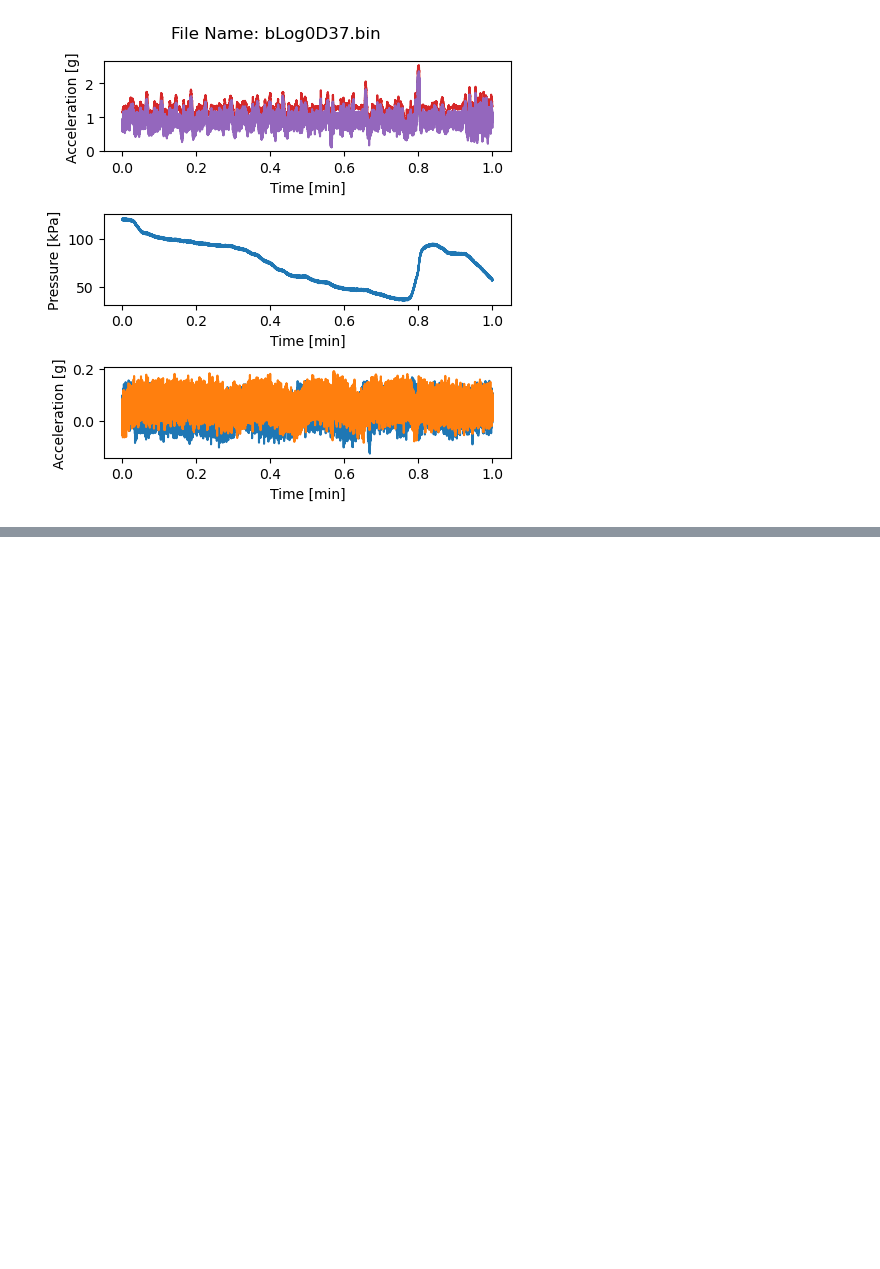
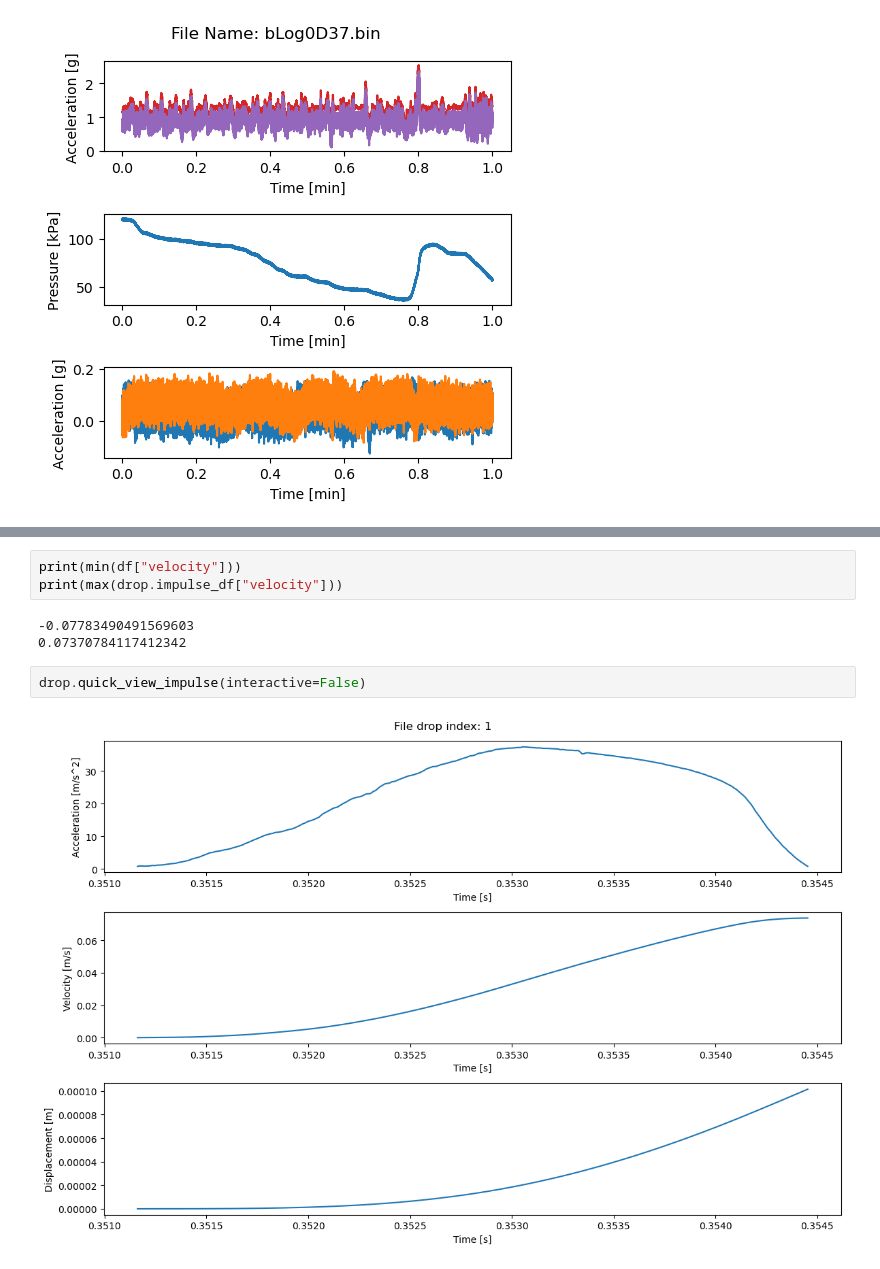
Before and after one commit to stevADUS/BlueDrop_Analysis_Lib, a Jupyter notebook: BlueDrop_Analysis_example copy 2.ipynb, the cells around one changed output, grey strips where cells are left out. Cells and saved outputs as stored; diff of their text form; blank space fills up the shorter version.

```diff
--- a/BlueDrop_Analysis_example copy 2.ipynb
+++ b/BlueDrop_Analysis_example copy 2.ipynb
@@ -411,0 +161,10 @@ axs[1].legend()
+# %%
+print(min(df["velocity"]))
+print(max(drop.impulse_df["velocity"]))
+# %% [output]
+-0.07783490491569603
+0.07370784117412342
+# %%
+drop.quick_view_impulse(interactive=False)
+# %% [output]
+[figure, added]
```
Also changed, not shown: parts of 21 cells of this notebook.
